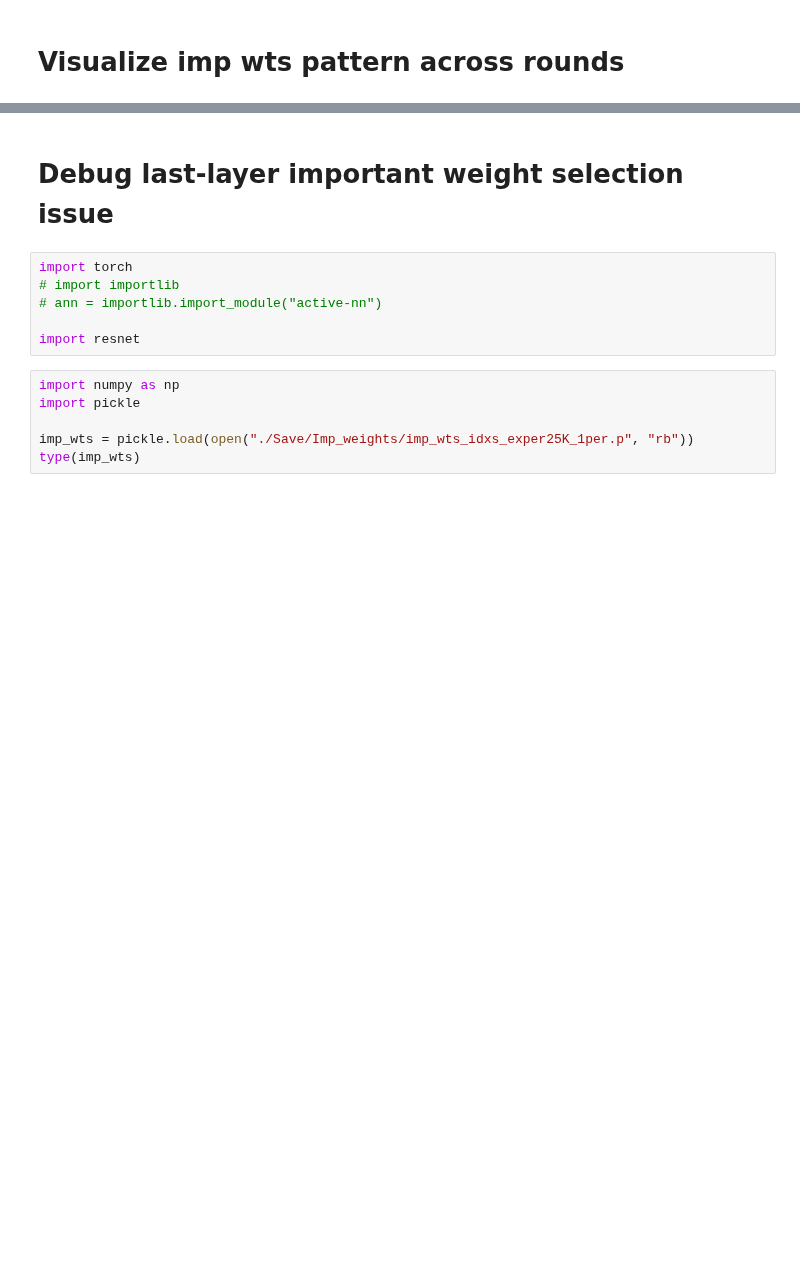
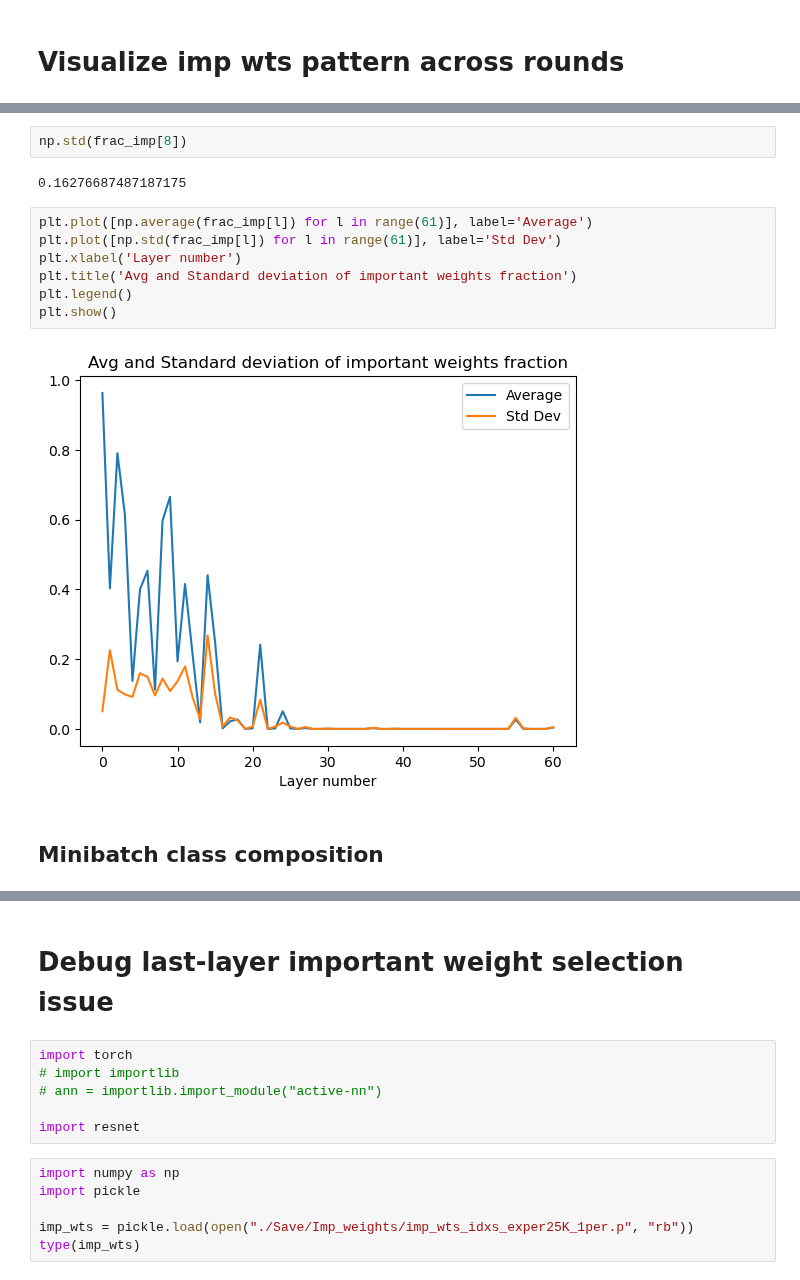
Before and after one commit to sgchr273/FisherMask, a Jupyter notebook: viz.ipynb, the cells around one changed output, grey strips where cells are left out. Drawn from its saved outputs; the diff is of its cells as text; blank space fills up the shorter version.

```diff
--- a/viz.ipynb
+++ b/viz.ipynb
@@ -6,0 +42,15 @@ type(imp_wts[0])
+# %%
+np.std(frac_imp[8])
+# %% [output]
+0.16276687487187175
+# %%
+plt.plot([np.average(frac_imp[l]) for l in range(61)], label='Average')
+plt.plot([np.std(frac_imp[l]) for l in range(61)], label='Std Dev')
+plt.xlabel('Layer number')
+plt.title('Avg and Standard deviation of important weights fraction')
+plt.legend()
+plt.show()
+# %% [output]
+[figure, added]
+# %% [markdown]
+## Minibatch class composition
```
Also changed, not shown: parts of 11 cells of this notebook, 1 other file.
